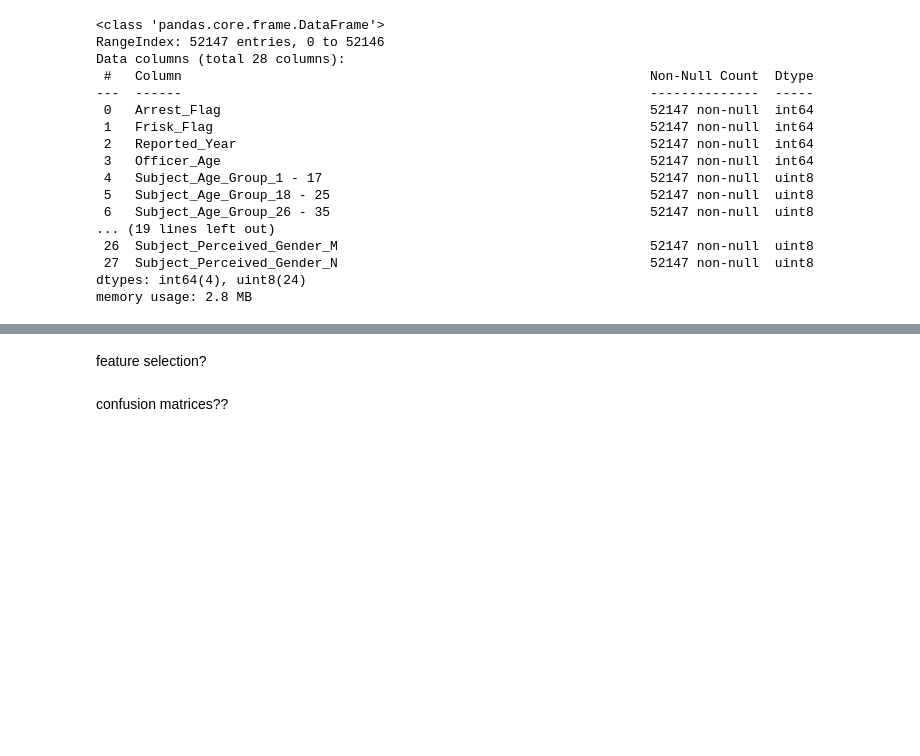
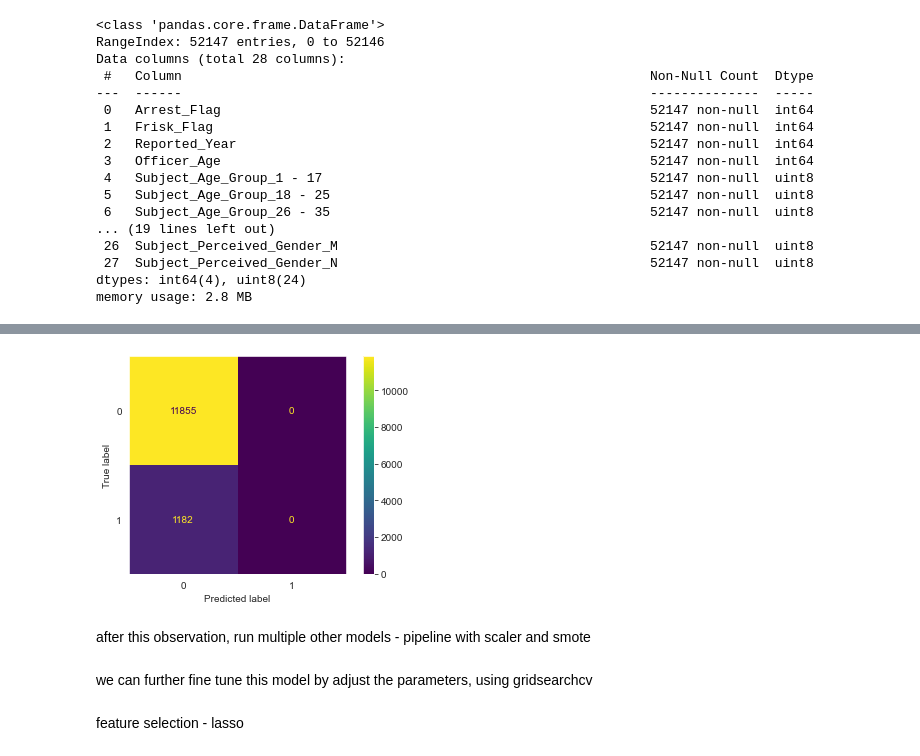
Before and after one commit to shadel96/dsc-Terry_Stops_Analysis, a Jupyter notebook: terry_models.ipynb, the cells around one changed output, grey strips where cells are left out. Saved outputs shown, nothing was run; the diff lists cells and outputs as text; code cells hidden in the pictures; blank space fills up the shorter version.

```diff
--- a/terry_models.ipynb
+++ b/terry_models.ipynb
@@ -149,0 +135,7 @@ gridsearch on each model!
+# %%
+# Plot confusion matrix of the test set
+plot_confusion_matrix(logreg, X_test, y_test)
+plt.grid(False) # removes the annoying grid lines from plot
+plt.show()
+# %% [output]
+[figure, added]
@@ -150,4 +145,7 @@ gridsearch on each model!
+# %% [markdown]
+
+after this observation, run multiple other models - pipeline with scaler and smote
+# %% [markdown]
+we can further fine tune this model by adjust the parameters, using gridsearchcv
 # %% [markdown]
-feature selection?
+feature selection - lasso
-# %% [markdown]
-confusion matrices??
```
Also changed, not shown: parts of 25 cells of this notebook.
